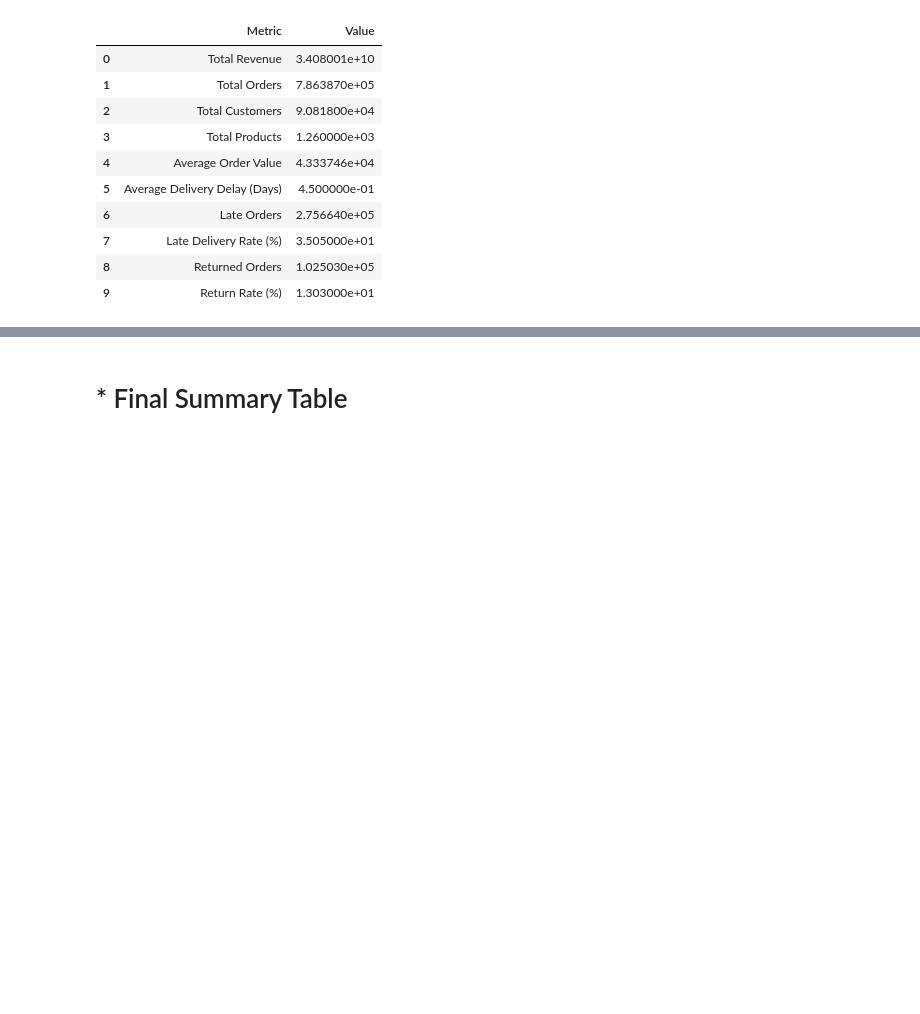
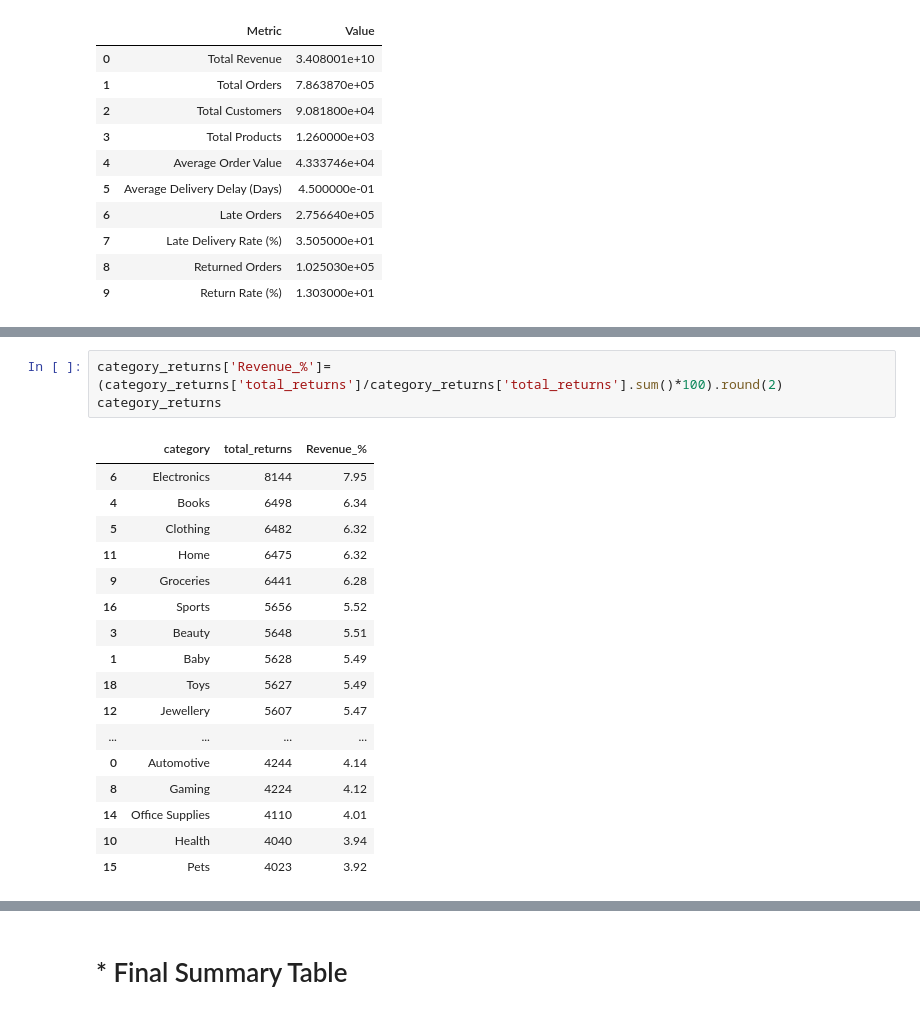
Before and after one commit to BhupathiTharun/Supply-chain-data-warehouse, a Jupyter notebook: notebooks/03_EDA.ipynb, the cells around one changed output, grey strips where cells are left out. Cells and saved outputs as stored; diff of their text form; blank space fills up the shorter version.

```diff
--- a/notebooks/03_EDA.ipynb
+++ b/notebooks/03_EDA.ipynb
@@ -1493,0 +1573,21 @@ Summary
+# %%
+category_returns['Revenue_%']=(category_returns['total_returns']/category_returns['total_returns'].sum()*100).round(2)
+category_returns
+# %% [output]
+|  | category | total_returns | Revenue_% |
+| 6 | Electronics | 8144 | 7.95 |
+| 4 | Books | 6498 | 6.34 |
+| 5 | Clothing | 6482 | 6.32 |
+| 11 | Home | 6475 | 6.32 |
+| 9 | Groceries | 6441 | 6.28 |
+| 16 | Sports | 5656 | 5.52 |
+| 3 | Beauty | 5648 | 5.51 |
+| 1 | Baby | 5628 | 5.49 |
+| 18 | Toys | 5627 | 5.49 |
+| 12 | Jewellery | 5607 | 5.47 |
+| ... | ... | ... | ... |
+| 0 | Automotive | 4244 | 4.14 |
+| 8 | Gaming | 4224 | 4.12 |
+| 14 | Office Supplies | 4110 | 4.01 |
+| 10 | Health | 4040 | 3.94 |
+| 15 | Pets | 4023 | 3.92 |
```
Also changed, not shown: parts of 14 cells of this notebook.
